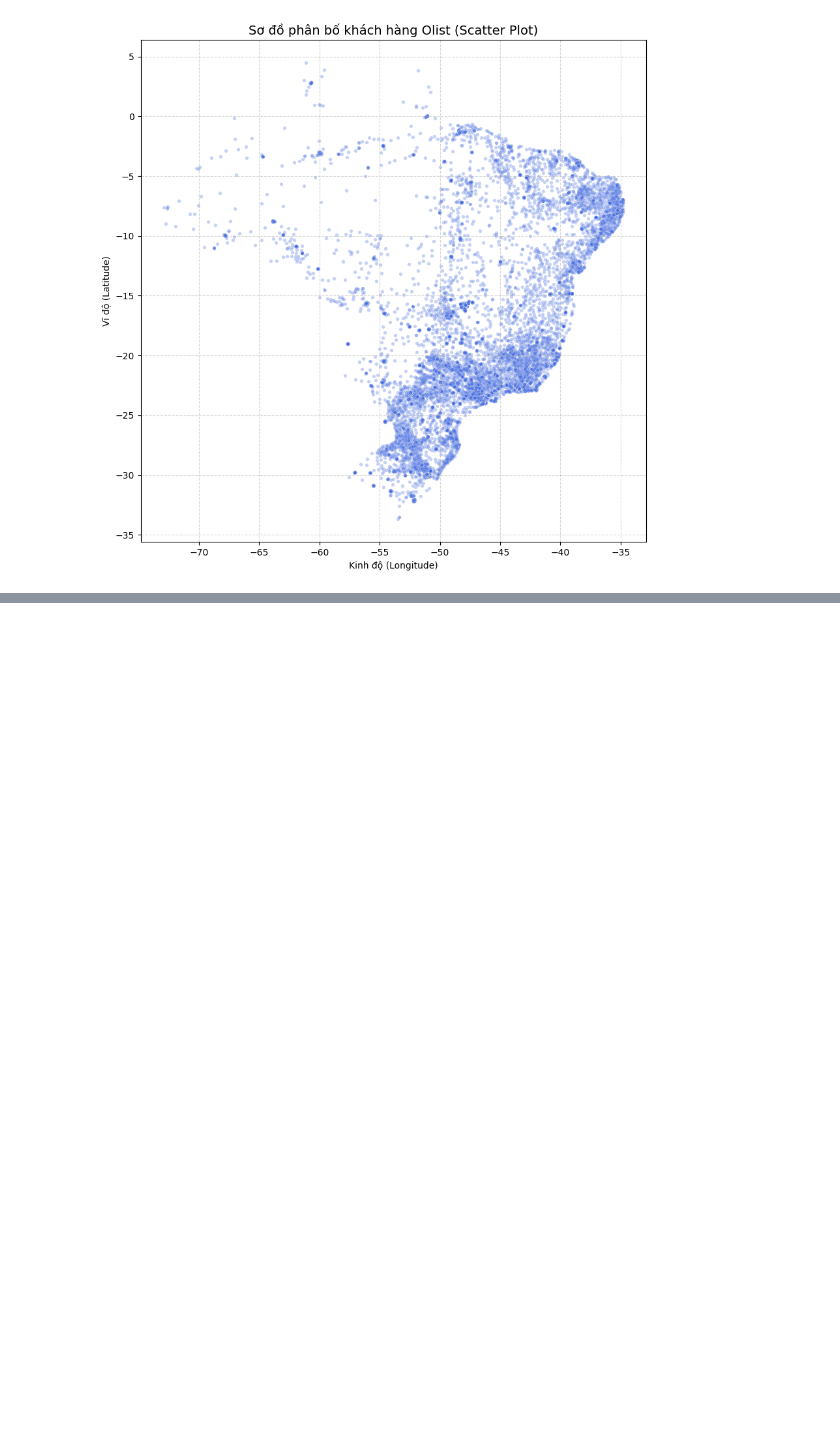
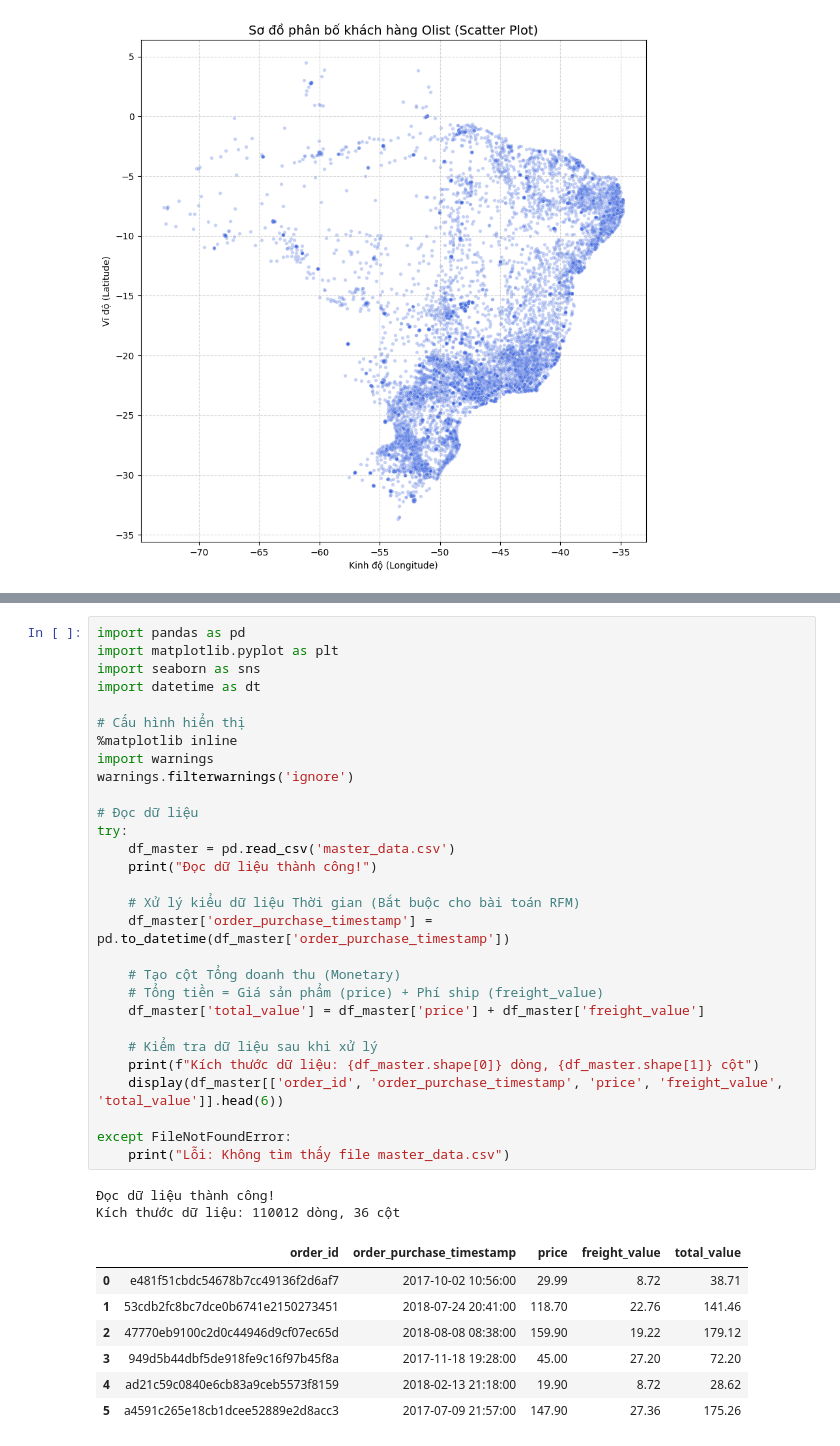
Before and after one commit to bhuukhang/sgu25_data_mining, a Jupyter notebook: DoAn_CuoiKy_Olist/notebooks/EDA_Clustering.ipynb, the cells around one changed output, grey strips where cells are left out. Cells and saved outputs as stored; diff of their text form; blank space fills up the shorter version.

```diff
--- a/DoAn_CuoiKy_Olist/notebooks/EDA_Clustering.ipynb
+++ b/DoAn_CuoiKy_Olist/notebooks/EDA_Clustering.ipynb
@@ -154,0 +187,39 @@ Hãy mở thư mục chứa code và mở file .html vừa tạo để xem bản
+# %%
+import pandas as pd
+import matplotlib.pyplot as plt
+import seaborn as sns
+import datetime as dt
+
+# Cấu hình hiển thị
+%matplotlib inline
+import warnings
+warnings.filterwarnings('ignore')
+
+# Đọc dữ liệu
+try:
+    df_master = pd.read_csv('master_data.csv')
+    print("Đọc dữ liệu thành công!")
+
+    # Xử lý kiểu dữ liệu Thời gian (Bắt buộc cho bài toán RFM)
+    df_master['order_purchase_timestamp'] = pd.to_datetime(df_master['order_purchase_timestamp'])
+
+    # Tạo cột Tổng doanh thu (Monetary)
+    # Tổng tiền = Giá sản phẩm (price) + Phí ship (freight_value)
+    df_master['total_value'] = df_master['price'] + df_master['freight_value']
+
+    # Kiểm tra dữ liệu sau khi xử lý
+    print(f"Kích thước dữ liệu: {df_master.shape[0]} dòng, {df_master.shape[1]} cột")
+    display(df_master[['order_id', 'order_purchase_timestamp', 'price', 'freight_value', 'total_value']].head(6))
+
+except FileNotFoundError:
+    print("Lỗi: Không tìm thấy file master_data.csv")
+# %% [output]
+Đọc dữ liệu thành công!
+Kích thước dữ liệu: 110012 dòng, 36 cột
+|  | order_id | order_purchase_timestamp | price | freight_value | total_value |
+| 0 | e481f51cbdc54678b7cc49136f2d6af7 | 2017-10-02 10:56:00 | 29.99 | 8.72 | 38.71 |
+| 1 | 53cdb2fc8bc7dce0b6741e2150273451 | 2018-07-24 20:41:00 | 118.70 | 22.76 | 141.46 |
+| 2 | 47770eb9100c2d0c44946d9cf07ec65d | 2018-08-08 08:38:00 | 159.90 | 19.22 | 179.12 |
+| 3 | 949d5b44dbf5de918fe9c16f97b45f8a | 2017-11-18 19:28:00 | 45.00 | 27.20 | 72.20 |
+| 4 | ad21c59c0840e6cb83a9ceb5573f8159 | 2018-02-13 21:18:00 | 19.90 | 8.72 | 28.62 |
+| 5 | a4591c265e18cb1dcee52889e2d8acc3 | 2017-07-09 21:57:00 | 147.90 | 27.36 | 175.26 |
```
Also changed, not shown: parts of 15 cells of this notebook.
